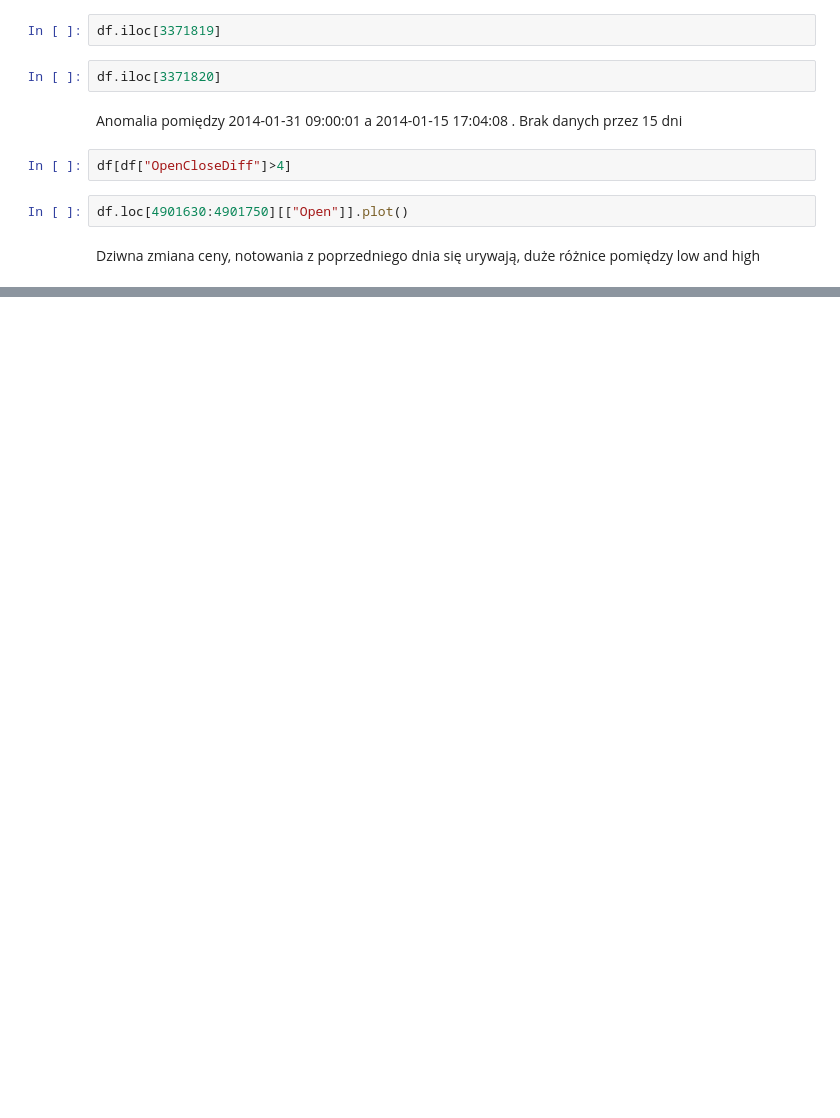
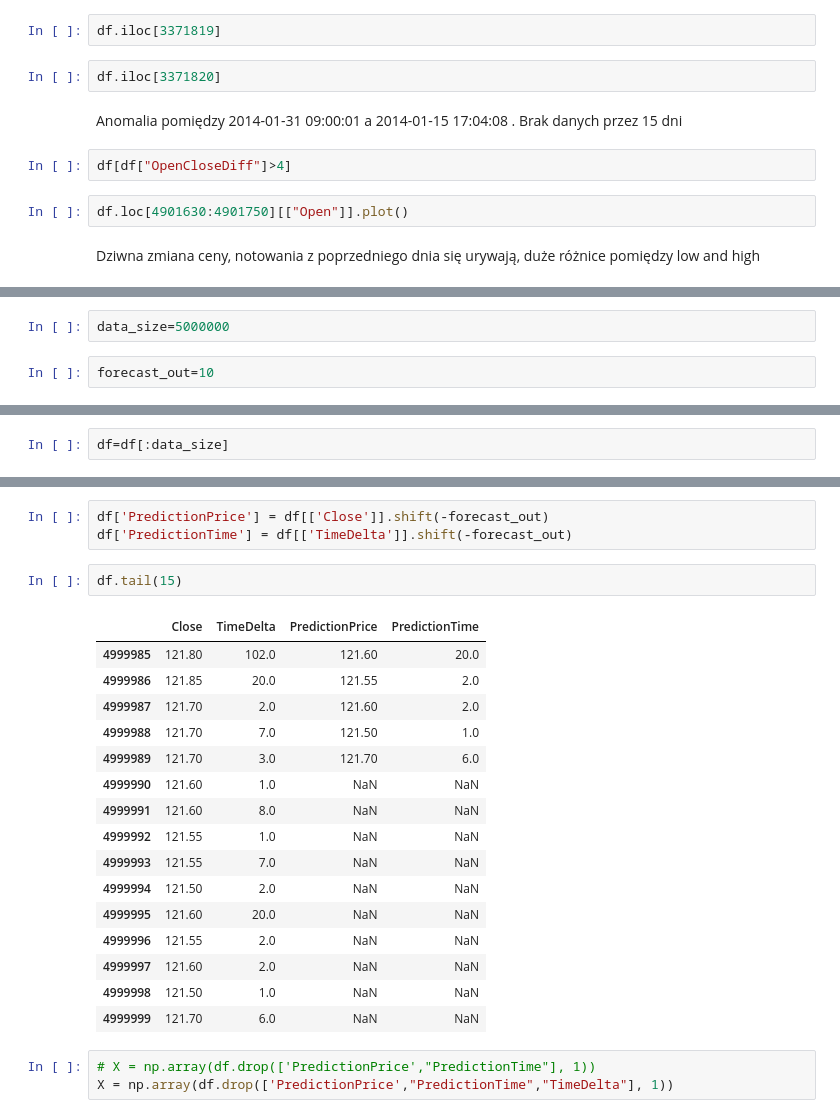
Before and after one commit to Moribund7/kghm_forecasting, a Jupyter notebook: notebooks/Untitled.ipynb, the cells around one changed output, grey strips where cells are left out. Cells and saved outputs as stored; diff of their text form; blank space fills up the shorter version.

Commit message:
Add forecasting

```diff
--- a/notebooks/Untitled.ipynb
+++ b/notebooks/Untitled.ipynb
@@ -166,0 +254,4 @@ Dziwna zmiana ceny, notowania z poprzedniego dnia się urywają, duże różnice
+# %%
+data_size=5000000
+# %%
+forecast_out=10
@@ -166,0 +260,2 @@ Dziwna zmiana ceny, notowania z poprzedniego dnia się urywają, duże różnice
+# %%
+df=df[:data_size]
@@ -166,0 +290,25 @@ Dziwna zmiana ceny, notowania z poprzedniego dnia się urywają, duże różnice
+# %%
+df['PredictionPrice'] = df[['Close']].shift(-forecast_out)
+df['PredictionTime'] = df[['TimeDelta']].shift(-forecast_out)
+# %%
+df.tail(15)
+# %% [output]
+|  | Close | TimeDelta | PredictionPrice | PredictionTime |
+| 4999985 | 121.80 | 102.0 | 121.60 | 20.0 |
+| 4999986 | 121.85 | 20.0 | 121.55 | 2.0 |
+| 4999987 | 121.70 | 2.0 | 121.60 | 2.0 |
+| 4999988 | 121.70 | 7.0 | 121.50 | 1.0 |
+| 4999989 | 121.70 | 3.0 | 121.70 | 6.0 |
+| 4999990 | 121.60 | 1.0 | NaN | NaN |
+| 4999991 | 121.60 | 8.0 | NaN | NaN |
+| 4999992 | 121.55 | 1.0 | NaN | NaN |
+| 4999993 | 121.55 | 7.0 | NaN | NaN |
+| 4999994 | 121.50 | 2.0 | NaN | NaN |
+| 4999995 | 121.60 | 20.0 | NaN | NaN |
+| 4999996 | 121.55 | 2.0 | NaN | NaN |
+| 4999997 | 121.60 | 2.0 | NaN | NaN |
+| 4999998 | 121.50 | 1.0 | NaN | NaN |
+| 4999999 | 121.70 | 6.0 | NaN | NaN |
+# %%
+# X = np.array(df.drop(['PredictionPrice',"PredictionTime"], 1))
+X = np.array(df.drop(['PredictionPrice',"PredictionTime","TimeDelta"], 1))
```
Also changed, not shown: parts of 47 cells of this notebook.
